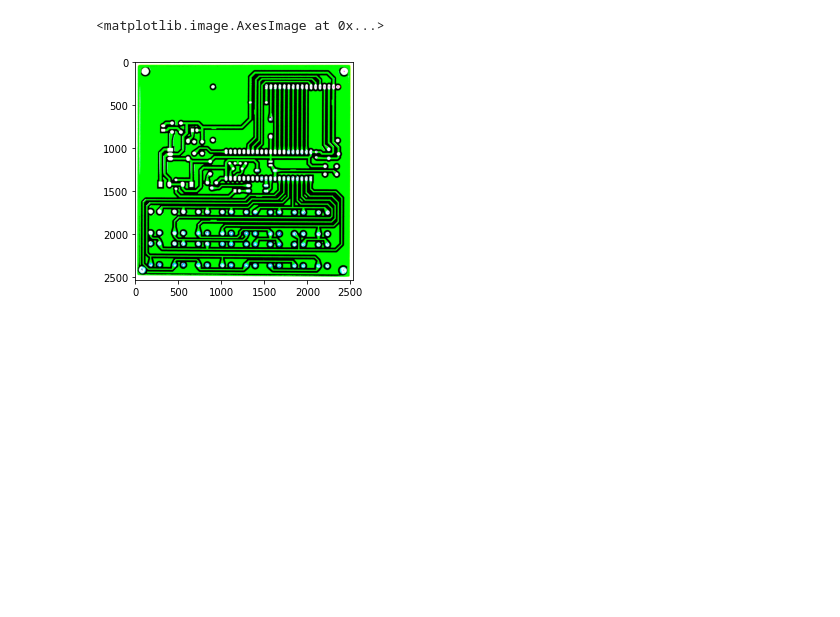
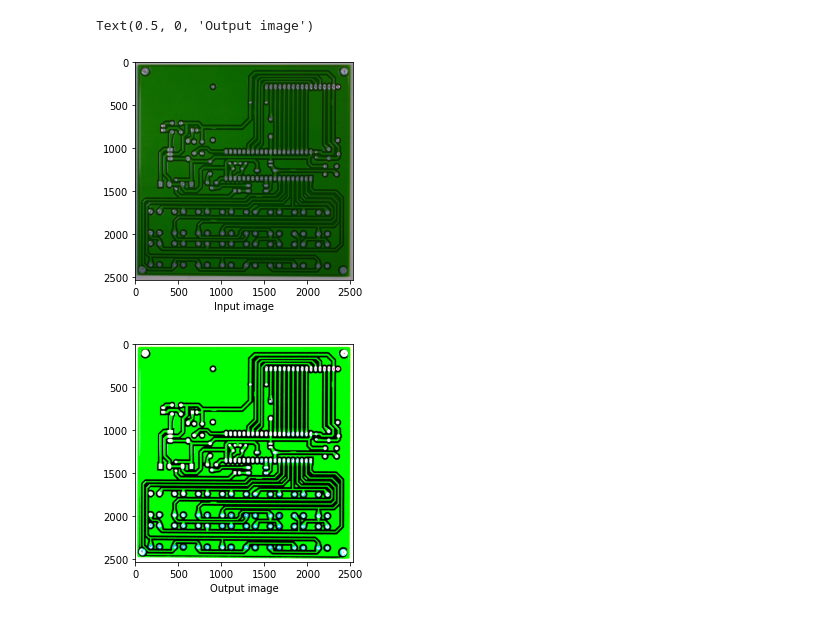
Before and after one commit to hitesh-n/FSM-INT-2022, a Jupyter notebook: Codes/binarization.ipynb, the cells around one changed output. Drawn from its saved outputs; the diff is of its cells as text; code cells hidden in the pictures; blank space fills up the shorter version.

```diff
--- a/Codes/binarization.ipynb
+++ b/Codes/binarization.ipynb
@@ -1,13 +1,20 @@
 # %%
 import cv2
 
 # read the image file
 img = cv2.imread('12_spur_09.jpg')
 # binarization based on simple thresholding
 bw = cv2.threshold(img, 70, 255, cv2.THRESH_BINARY)
 
 import matplotlib.pyplot as plt
+plt.figure()
+plt.imshow(img)
+plt.xlabel("Input image")
+
+plt.figure()
 plt.imshow(bw[1])
+plt.xlabel("Output image")
 # %% [output]
-<matplotlib.image.AxesImage at 0x...>
+Text(0.5, 0, 'Output image')
-[figure, old version]
+[figure, new version]
+[figure, added]
```
